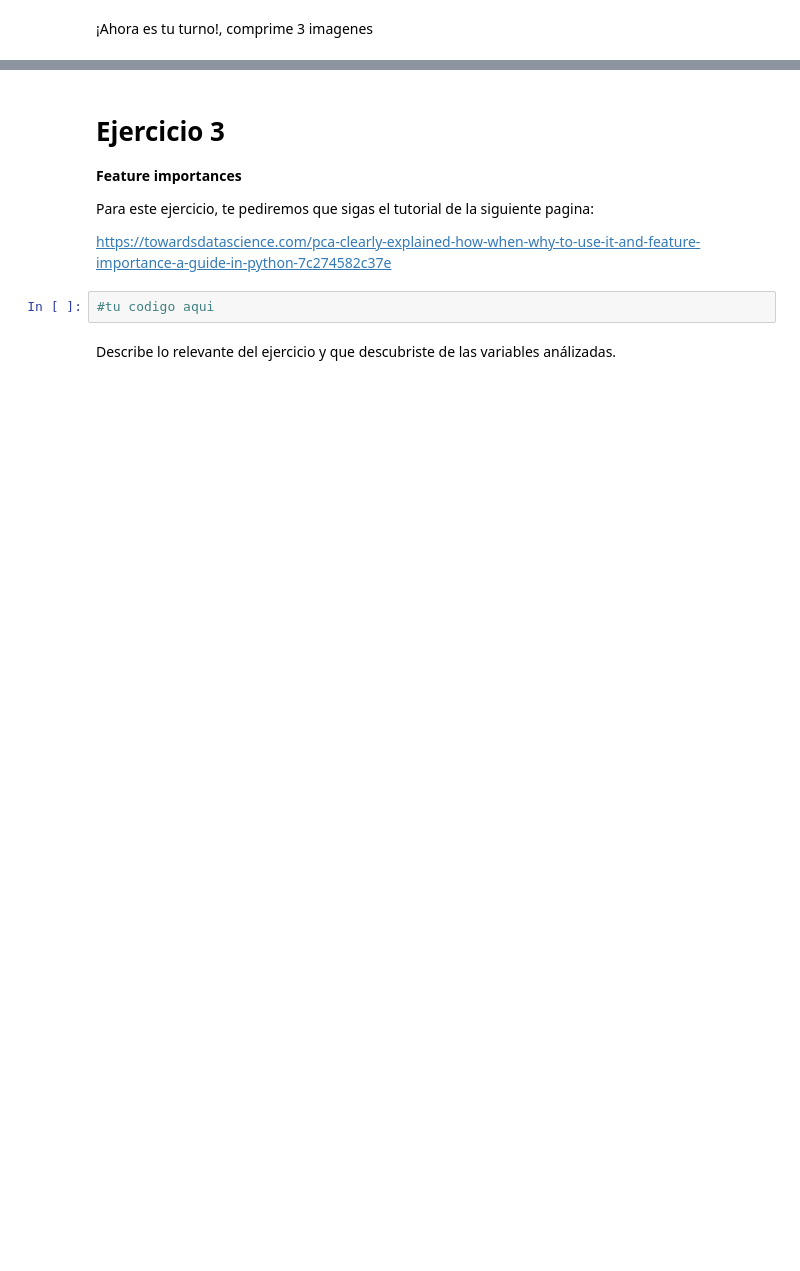
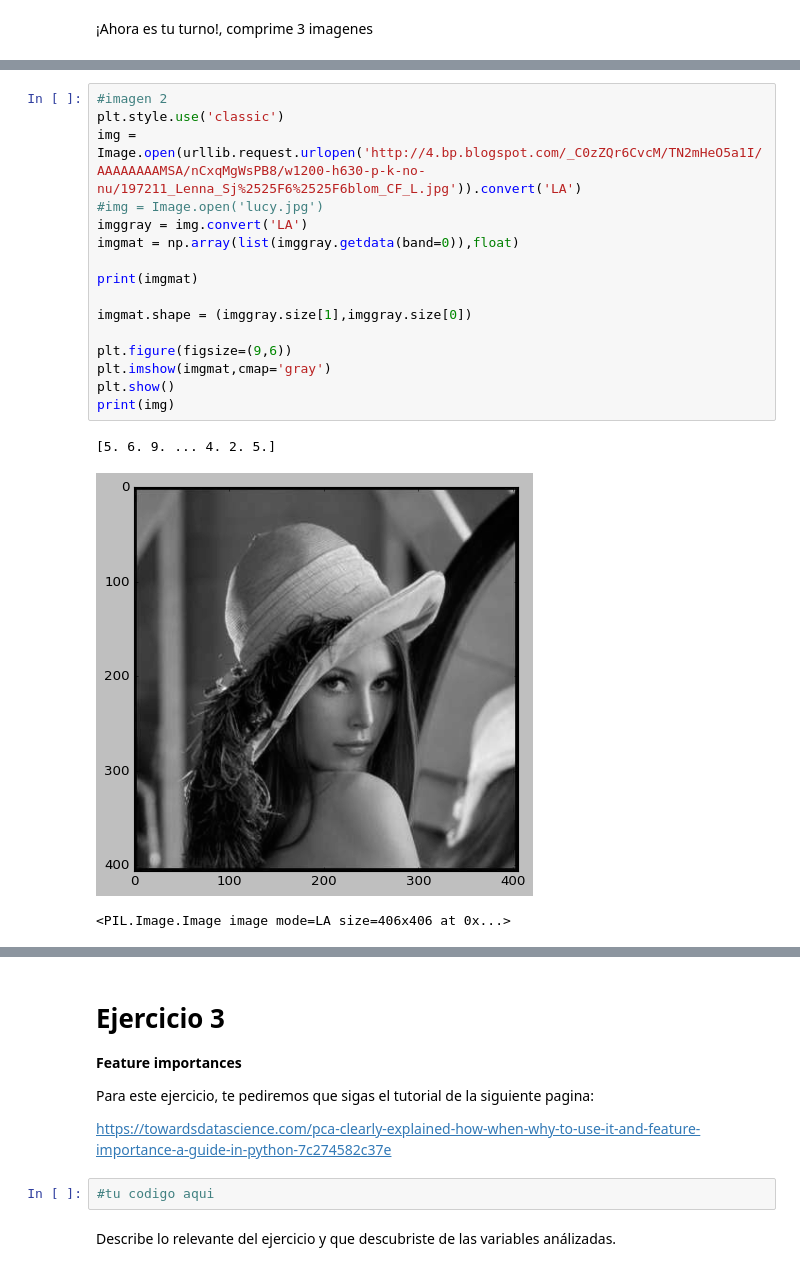
Before and after one commit to PosgradoMNA/actividades-de-aprendizaje-rafaelsangarcia, a Jupyter notebook: Repaso/Actividad/Reduccion_dimensiones.ipynb, the cells around one changed output, grey strips where cells are left out. Drawn from its saved outputs; the diff is of its cells as text; blank space fills up the shorter version.

```diff
--- a/Repaso/Actividad/Reduccion_dimensiones.ipynb
+++ b/Repaso/Actividad/Reduccion_dimensiones.ipynb
@@ -200,0 +369,20 @@ print("Felicidades la imagen está comprimida")
+# %%
+#imagen 2
+plt.style.use('classic')
+img = Image.open(urllib.request.urlopen('http://4.bp.blogspot.com/_C0zZQr6CvcM/TN2mHeO5a1I/AAAAAAAAMSA/nCxqMgWsPB8/w1200-h630-p-k-no-nu/197211_Lenna_Sj%2525F6%2525F6blom_CF_L.jpg')).convert('LA')
+#img = Image.open('lucy.jpg')
+imggray = img.convert('LA')
+imgmat = np.array(list(imggray.getdata(band=0)),float)
+
+print(imgmat)
+
+imgmat.shape = (imggray.size[1],imggray.size[0])
+
+plt.figure(figsize=(9,6))
+plt.imshow(imgmat,cmap='gray')
+plt.show()
+print(img)
+# %% [output]
+[5. 6. 9. ... 4. 2. 5.]
+[figure, added]
+<PIL.Image.Image image mode=LA size=406x406 at 0x...>
```
Also changed, not shown: parts of 19 cells of this notebook.
